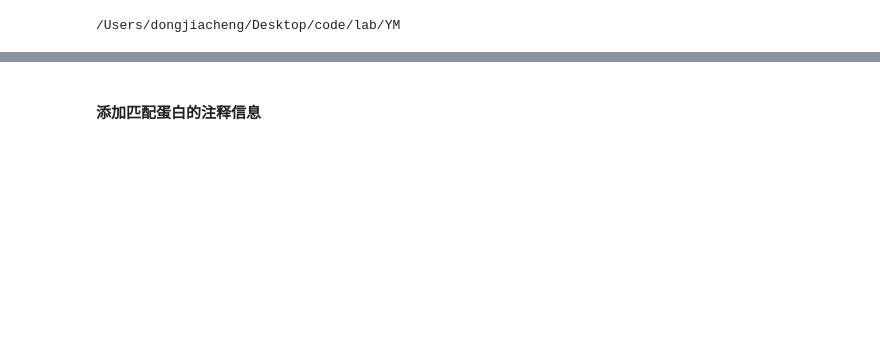
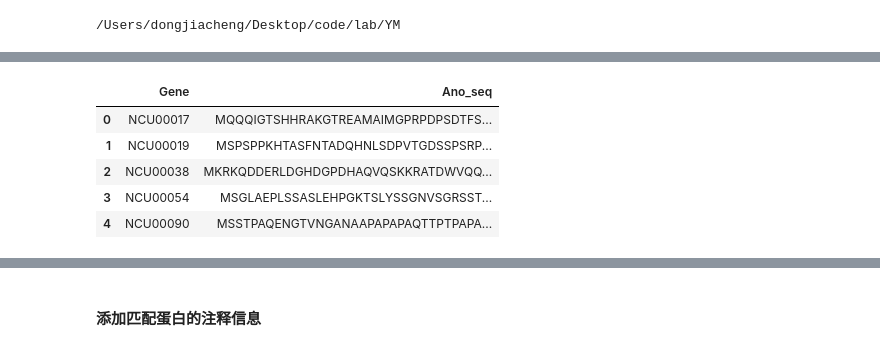
Before and after one commit to dongchen1998/code, a Jupyter notebook: lab/YM/blast-ym.ipynb, the cells around one changed output, grey strips where cells are left out. Drawn from its saved outputs; the diff is of its cells as text; code cells hidden in the pictures; blank space fills up the shorter version.

```diff
--- a/lab/YM/blast-ym.ipynb
+++ b/lab/YM/blast-ym.ipynb
@@ -21,3 +21,17 @@ df_sc.head()
+# %%
+df_sc = pd.read_excel('./发给我的/Nc_266个转录因子.xlsx')
+# df_sc只需要第一列与第三列
+df_sc = df_sc.iloc[:,[0,2]]
+# df_sc的Amino_acid_sequence列改名为Ano_seq
+df_sc = df_sc.rename(columns={'Amino_acid_sequence':'Ano_seq'})
+df_sc.head()
+# %% [output]
+|  | Gene | Ano_seq |
+| 0 | NCU00017 | MQQQIGTSHHRAKGTREAMAIMGPRPDPSDTFS... |
+| 1 | NCU00019 | MSPSPPKHTASFNTADQHNLSDPVTGDSSPSRP... |
+| 2 | NCU00038 | MKRKQDDERLDGHDGPDHAQVQSKKRATDWVQQ... |
+| 3 | NCU00054 | MSGLAEPLSSASLEHPGKTSLYSSGNVSGRSST... |
+| 4 | NCU00090 | MSSTPAQENGTVNGANAAPAPAPAQTTPTPAPA... |
 # %%
 """
 将df_sc中的数据，保存到一个txt中，要求格式如下：
```
Also changed, not shown: parts of 17 cells of this notebook, 6 other files.
